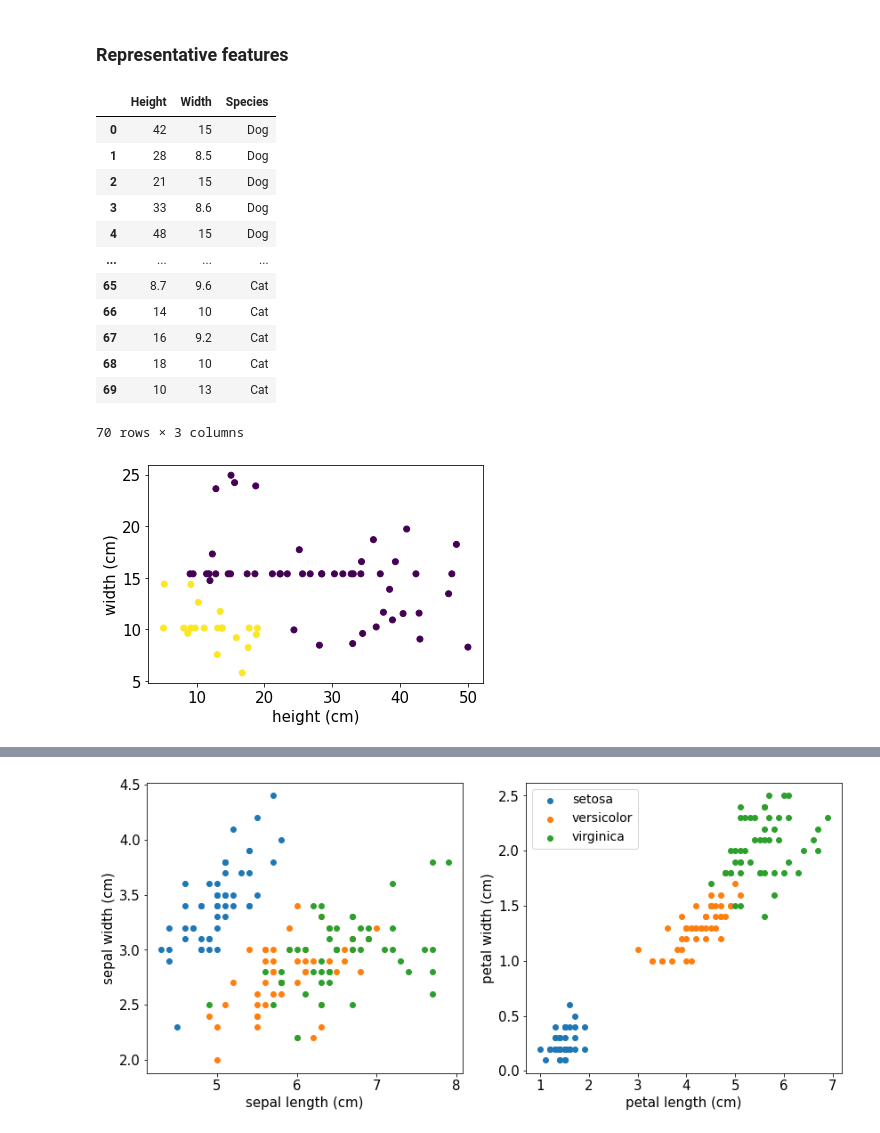
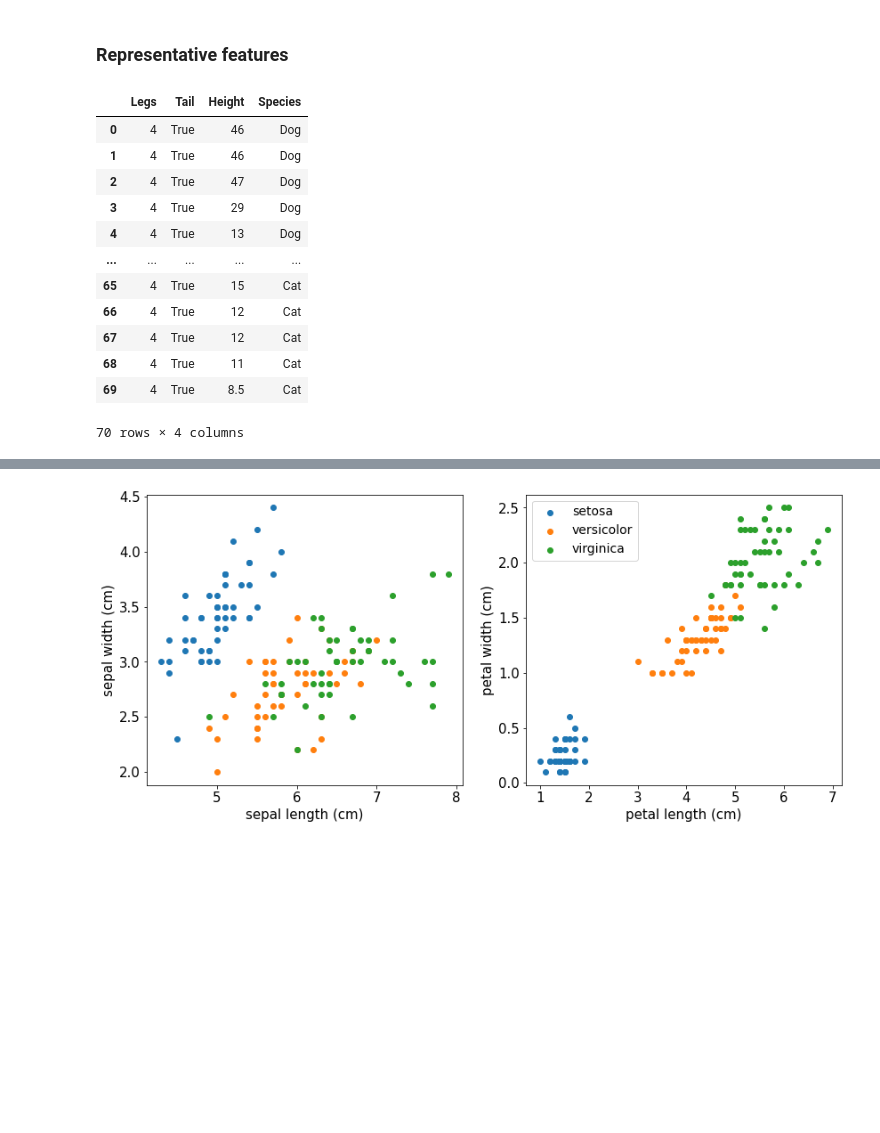
Before and after one commit to tomasplsek/AstroML, a Jupyter notebook: 02_decision_tree.ipynb, the cells around one changed output, grey strips where cells are left out. Cells and saved outputs as stored; diff of their text form; code cells hidden in the pictures; blank space fills up the shorter version.

```diff
--- a/02_decision_tree.ipynb
+++ b/02_decision_tree.ipynb
@@ -79,35 +79,30 @@ plt.scatter(dist2[:, 0], dist2[:, 1], color='green');
 ### **Representative features**
 # %%
 Ndog, Ncat = 50, 20
+
+legs = np.hstack((np.ones(Ndog)*4,
+                    np.ones(Ncat)*4))
+
+tail = np.hstack(([True for i in range(Ndog)],
+                    [True for i in range(Ncat)]))
 
 height = np.hstack((np.random.uniform(8, 50, size=Ndog),
                     np.random.uniform(5, 20, size=Ncat)))
 
-width = np.hstack((np.random.uniform(8, 25, size=Ndog),
-                    np.random.uniform(5, 16, size=Ncat)))
+y = Ndog*["Dog"] + Ncat*["Cat"]
 
-y = Ndog*["Dog"] + Ncat*["Cat"]
-width[:Ndog][::2], width[Ndog:][::2] = np.mean(width[:Ndog]), np.mean(width[Ndog:])
-labels = Ndog*[0] + Ncat*[1]
-
-plt.scatter(height, width, c=labels)
-plt.xlabel("height (cm)")
-plt.ylabel("width (cm)")
-
-pd.options.display.float_format = "{:,.2g}".format
-pd.DataFrame({"Height" : height, "Width" : width, "Species" : y})
+pd.DataFrame({"Legs" : legs, "Tail" : tail, "Height" : height, "Species" : y})
 # %% [output]
-|  | Height | Width | Species |
-| 0 | 42 | 15 | Dog |
-| 1 | 28 | 8.5 | Dog |
-| 2 | 21 | 15 | Dog |
-| 3 | 33 | 8.6 | Dog |
-| 4 | 48 | 15 | Dog |
-| ... | ... | ... | ... |
-| 65 | 8.7 | 9.6 | Cat |
-| 66 | 14 | 10 | Cat |
-| 67 | 16 | 9.2 | Cat |
-| 68 | 18 | 10 | Cat |
-| 69 | 10 | 13 | Cat |
+|  | Legs | Tail | Height | Species |
+| 0 | 4 | True | 46 | Dog |
+| 1 | 4 | True | 46 | Dog |
+| 2 | 4 | True | 47 | Dog |
+| 3 | 4 | True | 29 | Dog |
+| 4 | 4 | True | 13 | Dog |
+| ... | ... | ... | ... | ... |
+| 65 | 4 | True | 15 | Cat |
+| 66 | 4 | True | 12 | Cat |
+| 67 | 4 | True | 12 | Cat |
+| 68 | 4 | True | 11 | Cat |
+| 69 | 4 | True | 8.5 | Cat |
-70 rows × 3 columns
+70 rows × 4 columns
-[figure, removed]
```
Also changed, not shown: parts of 14 cells of this notebook.
